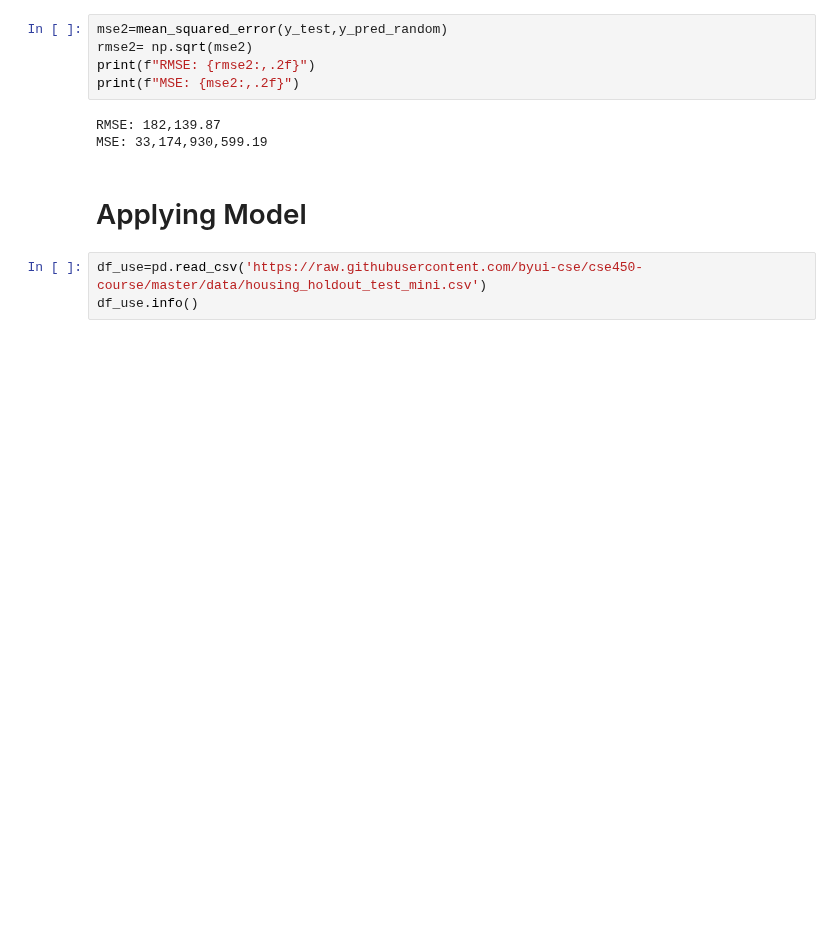
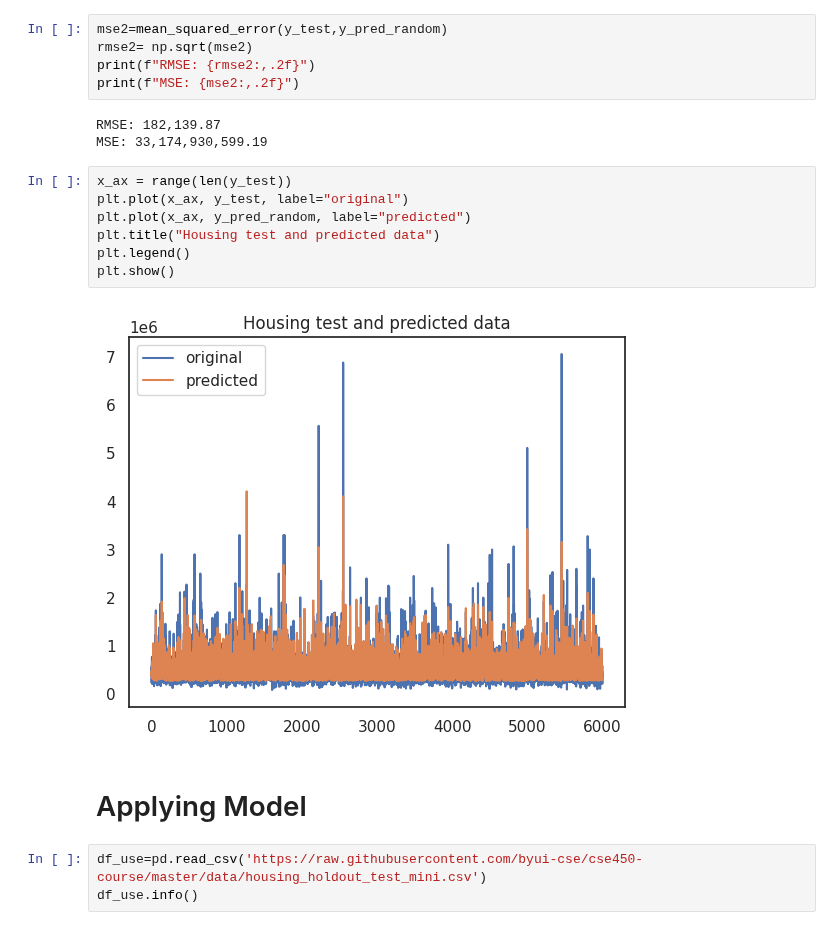
Before and after one commit to josegabrielguerrero26/CSE450-machinelearning, a Jupyter notebook: project2/starter_housing_v2.ipynb, the cells around one changed output. Drawn from its saved outputs; the diff is of its cells as text; blank space fills up the shorter version.

```diff
--- a/project2/starter_housing_v2.ipynb
+++ b/project2/starter_housing_v2.ipynb
@@ -382,6 +391,15 @@ print(f"MSE: {mse2:,.2f}")
 # %% [output]
 RMSE: 182,139.87
 MSE: 33,174,930,599.19
+# %%
+x_ax = range(len(y_test))
+plt.plot(x_ax, y_test, label="original")
+plt.plot(x_ax, y_pred_random, label="predicted")
+plt.title("Housing test and predicted data")
+plt.legend()
+plt.show()
+# %% [output]
+[figure, added]
 # %% [markdown]
 # Applying Model
 # %%
```
Also changed, not shown: parts of 2 cells of this notebook.
